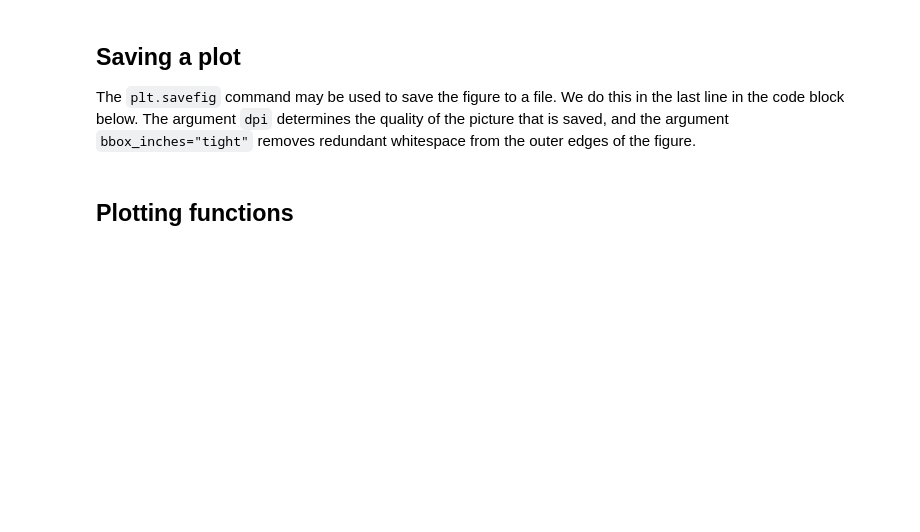
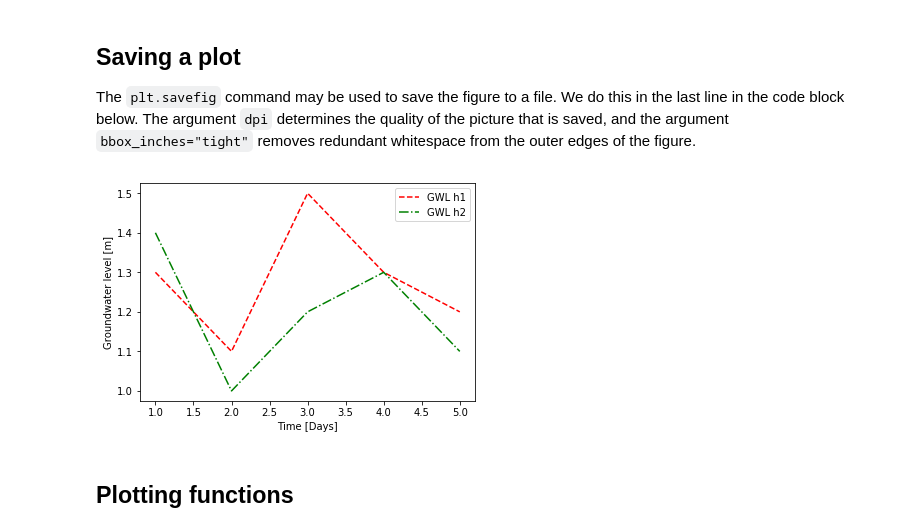
Before and after one commit to hydrogeology-graz/geopython_course, a Jupyter notebook: Lecture_1/Notebook1.ipynb, the cells around one changed output. Cells and saved outputs as stored; diff of their text form; code cells hidden in the pictures; blank space fills up the shorter version.

```diff
--- a/Lecture_1/Notebook1.ipynb
+++ b/Lecture_1/Notebook1.ipynb
@@ -311,14 +339,16 @@ plt.legend()
 The `plt.savefig` command may be used to save the figure to a file. We do this in the last line in the code block below. The argument `dpi` determines the quality of the picture that is saved, and the argument `bbox_inches="tight"` removes redundant whitespace from the outer edges of the figure.
 # %%
 # Make the plot
-plt.plot(t, h, label="GWL h1", linestyle="--", color="red")
+plt.plot(t, h1, label="GWL h1", linestyle="--", color="red")
 plt.plot(t, h2, label="GWL h2", linestyle="-.", color="green")
 plt.xlabel("Time [Days]")
 plt.ylabel("Groundwater level [m]")
 plt.legend()
 
 # Let's save the plot
 plt.savefig("my_first_plot.png", dpi=150, bbox_inches="tight")
+# %% [output]
+[figure, added]
 # %% [markdown]
 ## Plotting functions
 # %% [markdown]
```
Also changed, not shown: parts of 31 cells of this notebook, 1 other file.
